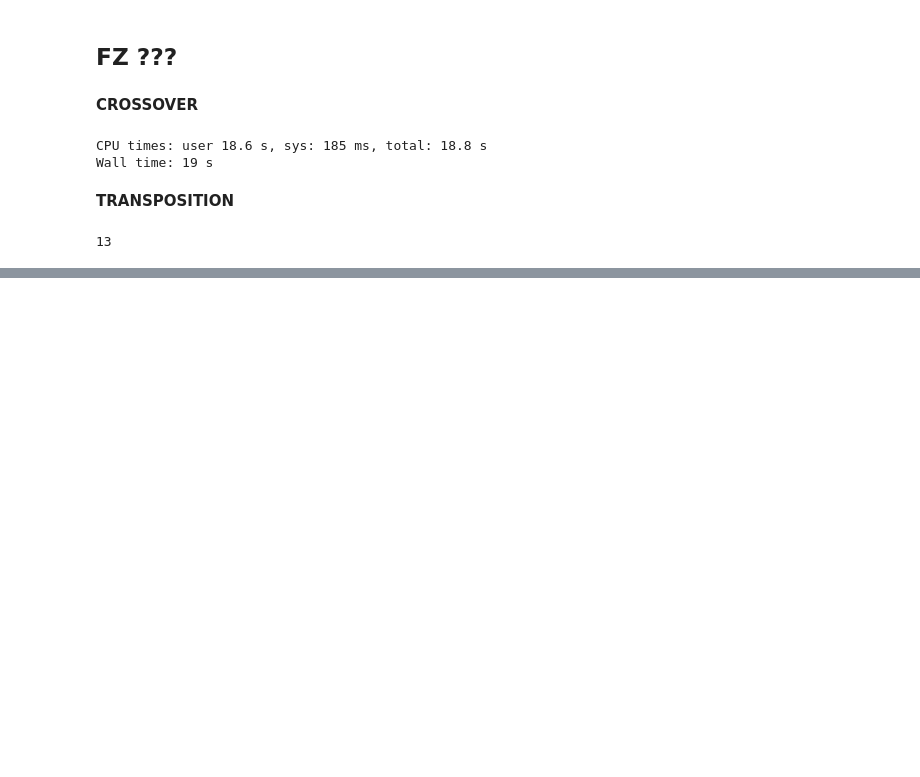
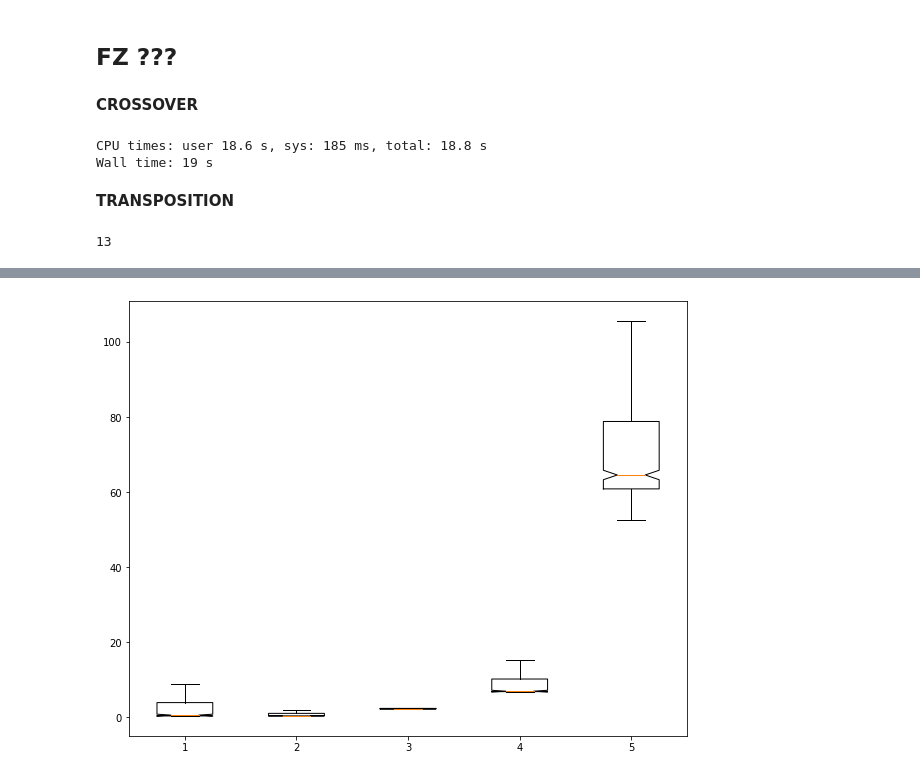
Before and after one commit to eleonoragatti44/Transposition-ECProject, a Jupyter notebook: transposition.ipynb, the cells around one changed output, grey strips where cells are left out. Saved outputs shown, nothing was run; the diff lists cells and outputs as text; code cells hidden in the pictures; blank space fills up the shorter version.

```diff
--- a/transposition.ipynb
+++ b/transposition.ipynb
@@ -117,0 +169,5 @@ for f_s in flank_size:
+# %%
+#plt.boxplot([fs3[0], fs6[0],fs9[0],fs12[0], fs15[0]], notch=True);
+plt.boxplot([fs3[1], fs6[1], fs9[1], fs12[1], fs15[1]], notch=True, showfliers=False);
+# %% [output]
+[figure, added]
```
Also changed, not shown: parts of 6 cells of this notebook, 19 other files.
